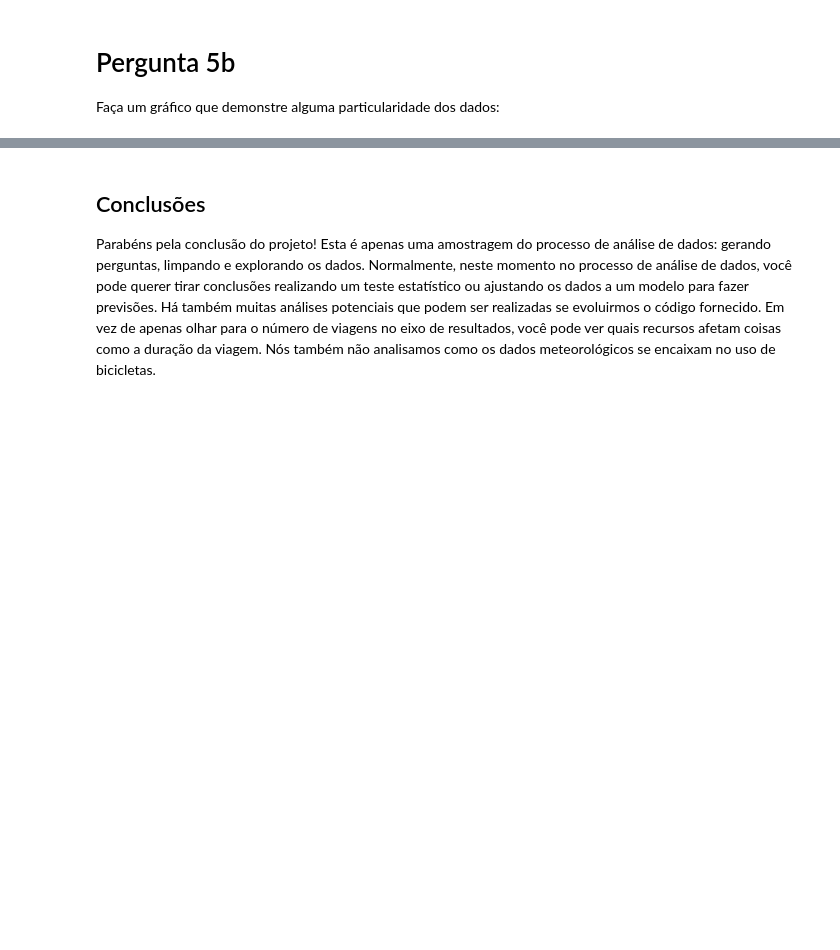
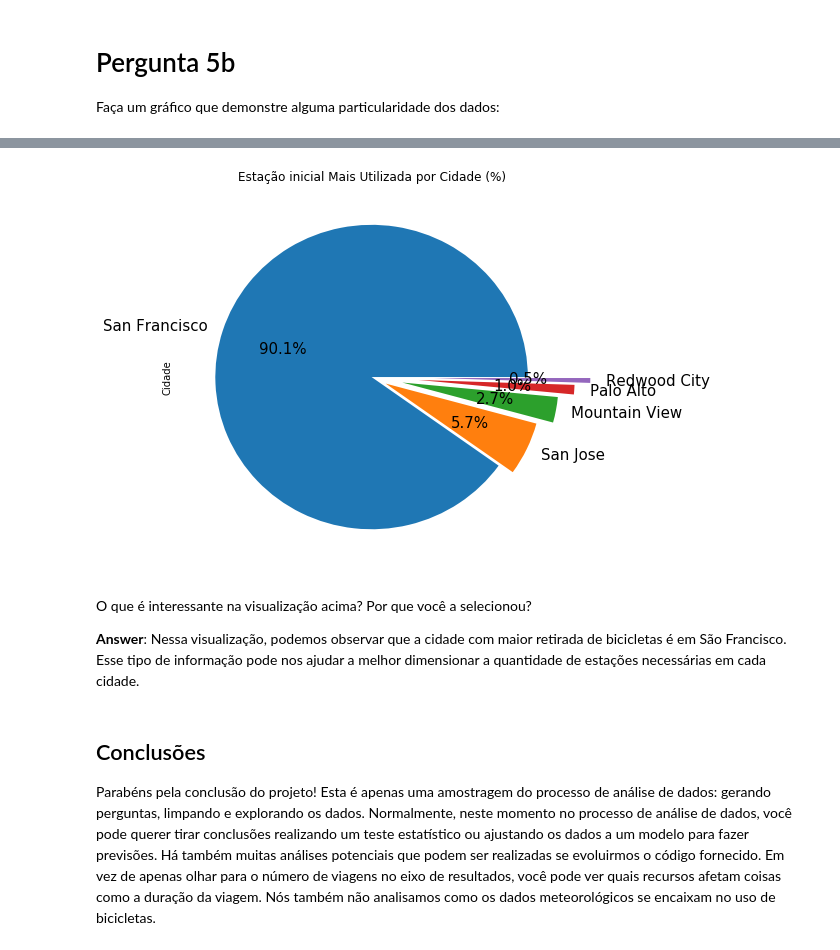
Before and after one commit to lucasmro/udacity-data-science-bay-area-bike-share, a Jupyter notebook: Analise_Bay_Area_Bike_Share-NDFDSI.ipynb, the cells around one changed output, grey strips where cells are left out. Cells and saved outputs as stored; diff of their text form; code cells hidden in the pictures; blank space fills up the shorter version.

Commit message:
Add answer for question 5b

```diff
--- a/Analise_Bay_Area_Bike_Share-NDFDSI.ipynb
+++ b/Analise_Bay_Area_Bike_Share-NDFDSI.ipynb
@@ -489,0 +484,5 @@ O que é interessante na visualização acima? Por que você a selecionou?
+# %%
+# Gráfico Final 2
+start_city_counts = trip_data.groupby(['start_city'])['duration'].count()
+start_city_counts = start_city_counts.sort_values(ascending=False)
+start_city_counts.head()
@@ -490,3 +497,14 @@ O que é interessante na visualização acima? Por que você a selecionou?
+# %%
+explode = [0, 0.1, 0.2, 0.3, 0.4]
+start_city_counts.plot(kind='pie', explode=explode, fontsize=15, figsize=(7,7), autopct='%.1f%%', title='Estação inicial Mais Utilizada por Cidade (%)', legend = False);
+plt.ylabel('Cidade')
+plt.show()
+# %% [output]
+[figure, added]
+# %% [markdown]
+O que é interessante na visualização acima? Por que você a selecionou?
+
+**Answer**: Nessa visualização, podemos observar que a cidade com maior retirada de bicicletas é em São Francisco. Esse tipo de informação pode nos ajudar a melhor dimensionar a quantidade de estações necessárias em cada cidade.
 # %% [markdown]
 ## Conclusões
 
```
Also changed, not shown: parts of 4 cells of this notebook.
